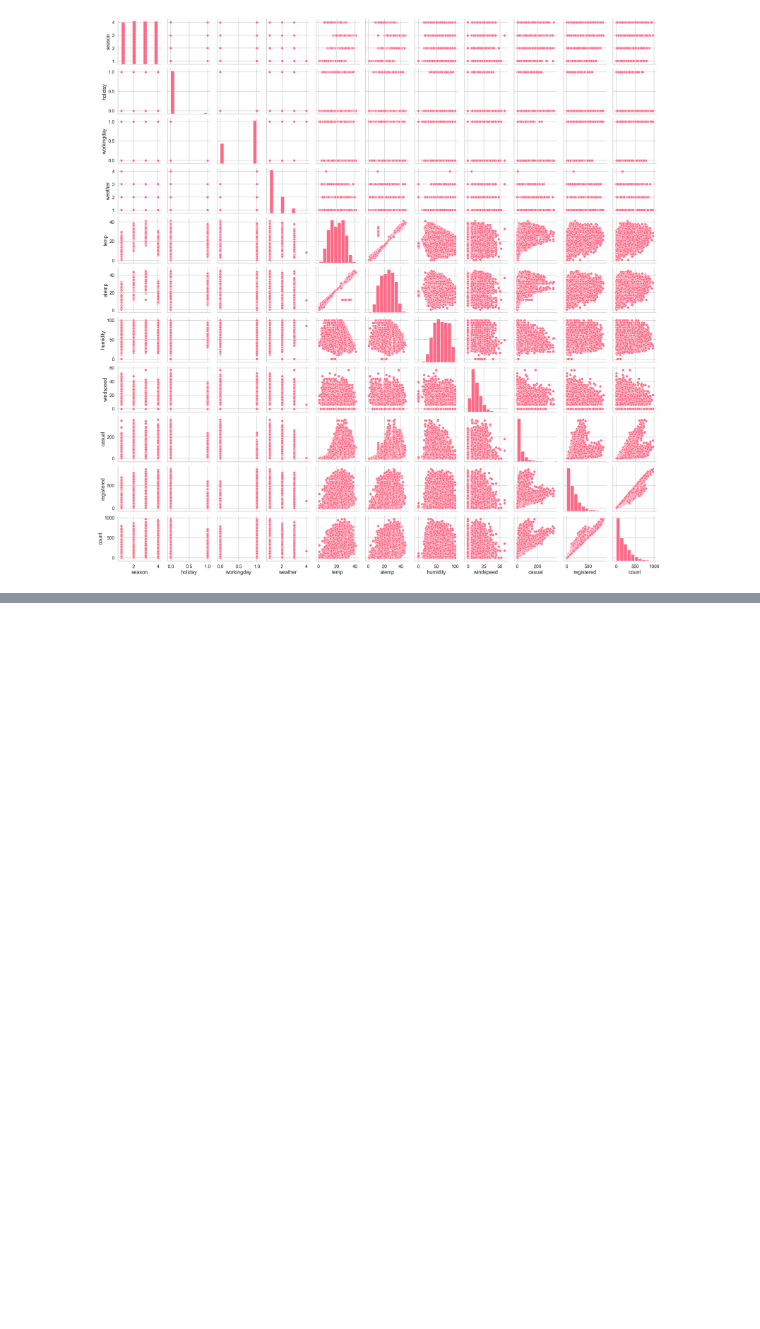
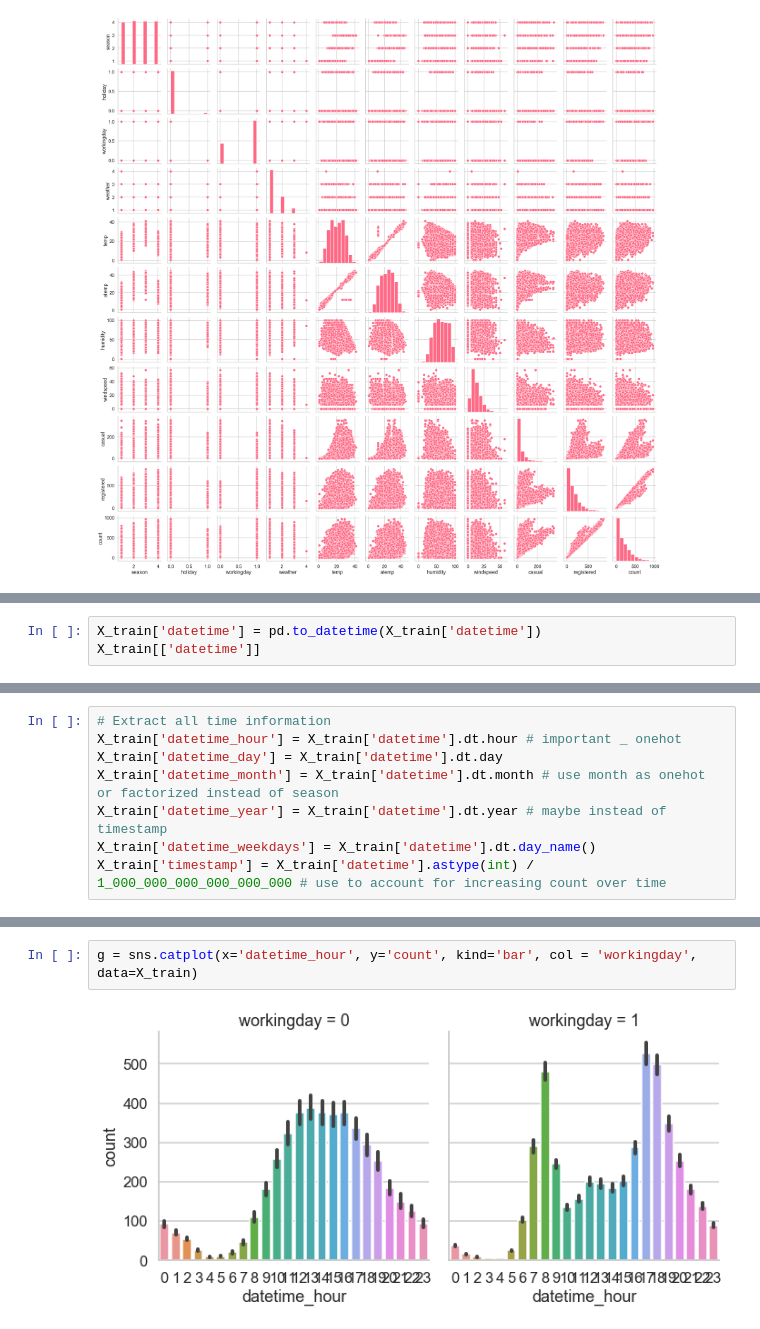
Before and after one commit to julisep/SPICEDbootcamp, a Jupyter notebook: Week_03/Bicycle/Bicycle.ipynb, the cells around one changed output, grey strips where cells are left out. Cells and saved outputs as stored; diff of their text form; blank space fills up the shorter version.

```diff
--- a/Week_03/Bicycle/Bicycle.ipynb
+++ b/Week_03/Bicycle/Bicycle.ipynb
@@ -85,0 +75,3 @@ AttributeError: 'Int64Index' object has no attribute 'month'
+# %%
+X_train['datetime'] = pd.to_datetime(X_train['datetime'])
+X_train[['datetime']]
@@ -85,0 +97,8 @@ AttributeError: 'Int64Index' object has no attribute 'month'
+# %%
+# Extract all time information
+X_train['datetime_hour'] = X_train['datetime'].dt.hour # important _ onehot
+X_train['datetime_day'] = X_train['datetime'].dt.day
+X_train['datetime_month'] = X_train['datetime'].dt.month # use month as onehot or factorized instead of season
+X_train['datetime_year'] = X_train['datetime'].dt.year # maybe instead of timestamp
+X_train['datetime_weekdays'] = X_train['datetime'].dt.day_name()
+X_train['timestamp'] = X_train['datetime'].astype(int) / 1_000_000_000_000_000_000 # use to account for increasing count over time
@@ -85,0 +123,4 @@ AttributeError: 'Int64Index' object has no attribute 'month'
+# %%
+g = sns.catplot(x='datetime_hour', y='count', kind='bar', col = 'workingday', data=X_train)
+# %% [output]
+[figure, added]
```
Also changed, not shown: parts of 21 cells of this notebook, 3 other files.
